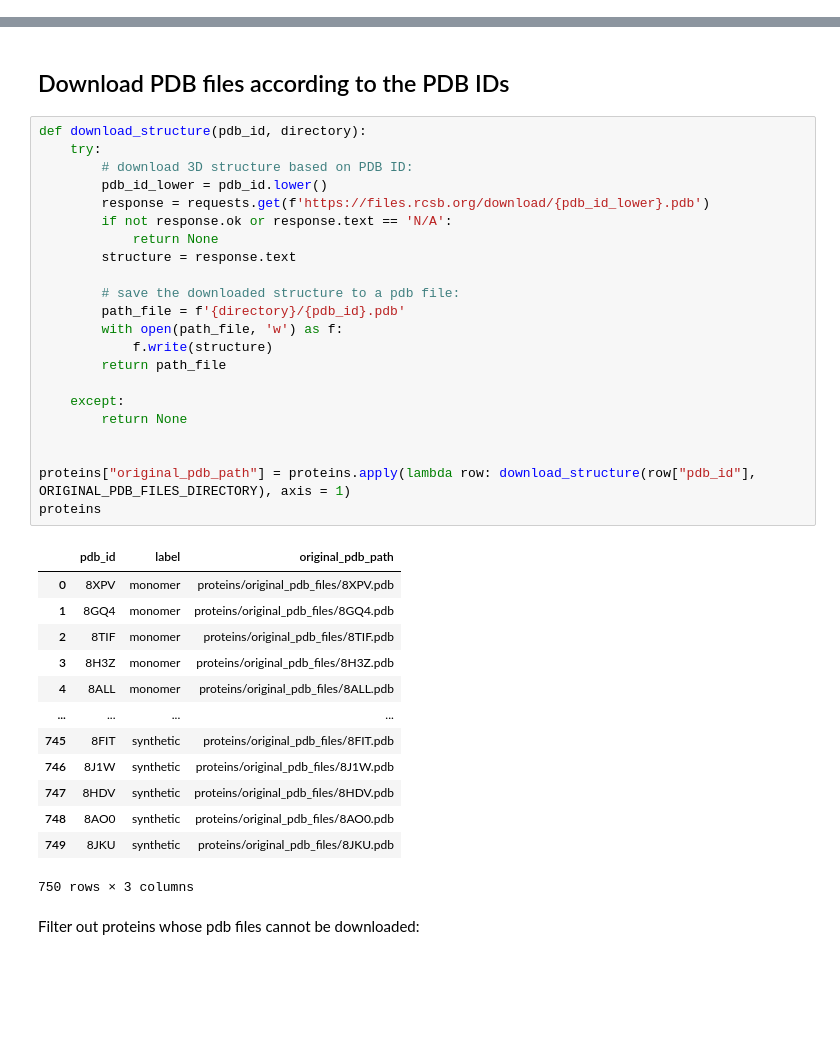
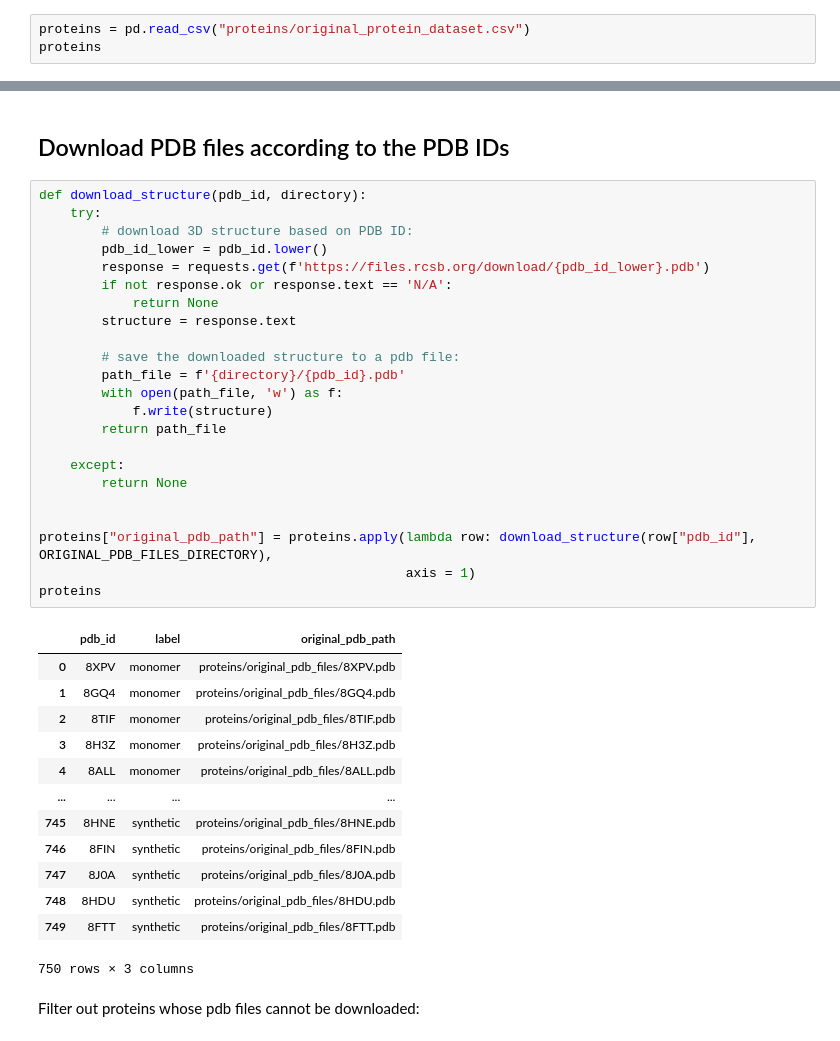
Before and after one commit to ML-Bioinfo-CEITEC/CAoPSPT, a Jupyter notebook: protein_loading.ipynb, the cells around one changed output, grey strips where cells are left out. Saved outputs shown, nothing was run; the diff lists cells and outputs as text; blank space fills up the shorter version.

```diff
--- a/protein_loading.ipynb
+++ b/protein_loading.ipynb
@@ -475,0 +20,3 @@ proteins
+# %%
+proteins = pd.read_csv("proteins/original_protein_dataset.csv")
+proteins
@@ -478,38 +39,39 @@ proteins
 # %%
 def download_structure(pdb_id, directory):
     try:
         # download 3D structure based on PDB ID:
         pdb_id_lower = pdb_id.lower()
         response = requests.get(f'https://files.rcsb.org/download/{pdb_id_lower}.pdb')
         if not response.ok or response.text == 'N/A':
             return None
         structure = response.text
 
         # save the downloaded structure to a pdb file:
         path_file = f'{directory}/{pdb_id}.pdb'
         with open(path_file, 'w') as f:
             f.write(structure)
         return path_file
 
     except:
         return None
 
 
-proteins["original_pdb_path"] = proteins.apply(lambda row: download_structure(row["pdb_id"], ORIGINAL_PDB_FILES_DIRECTORY), axis = 1)
+proteins["original_pdb_path"] = proteins.apply(lambda row: download_structure(row["pdb_id"], ORIGINAL_PDB_FILES_DIRECTORY),
+                                               axis = 1)
 proteins
 # %% [output]
 |  | pdb_id | label | original_pdb_path |
 | 0 | 8XPV | monomer | proteins/original_pdb_files/8XPV.pdb |
 | 1 | 8GQ4 | monomer | proteins/original_pdb_files/8GQ4.pdb |
 | 2 | 8TIF | monomer | proteins/original_pdb_files/8TIF.pdb |
 | 3 | 8H3Z | monomer | proteins/original_pdb_files/8H3Z.pdb |
 | 4 | 8ALL | monomer | proteins/original_pdb_files/8ALL.pdb |
 | ... | ... | ... | ... |
-| 745 | 8FIT | synthetic | proteins/original_pdb_files/8FIT.pdb |
-| 746 | 8J1W | synthetic | proteins/original_pdb_files/8J1W.pdb |
-| 747 | 8HDV | synthetic | proteins/original_pdb_files/8HDV.pdb |
-| 748 | 8AO0 | synthetic | proteins/original_pdb_files/8AO0.pdb |
-| 749 | 8JKU | synthetic | proteins/original_pdb_files/8JKU.pdb |
+| 745 | 8HNE | synthetic | proteins/original_pdb_files/8HNE.pdb |
+| 746 | 8FIN | synthetic | proteins/original_pdb_files/8FIN.pdb |
+| 747 | 8J0A | synthetic | proteins/original_pdb_files/8J0A.pdb |
+| 748 | 8HDU | synthetic | proteins/original_pdb_files/8HDU.pdb |
+| 749 | 8FTT | synthetic | proteins/original_pdb_files/8FTT.pdb |
 750 rows × 3 columns
 # %% [markdown]
 Filter out proteins whose pdb files cannot be downloaded:
```
Also changed, not shown: parts of 40 cells of this notebook, 2 other files.
